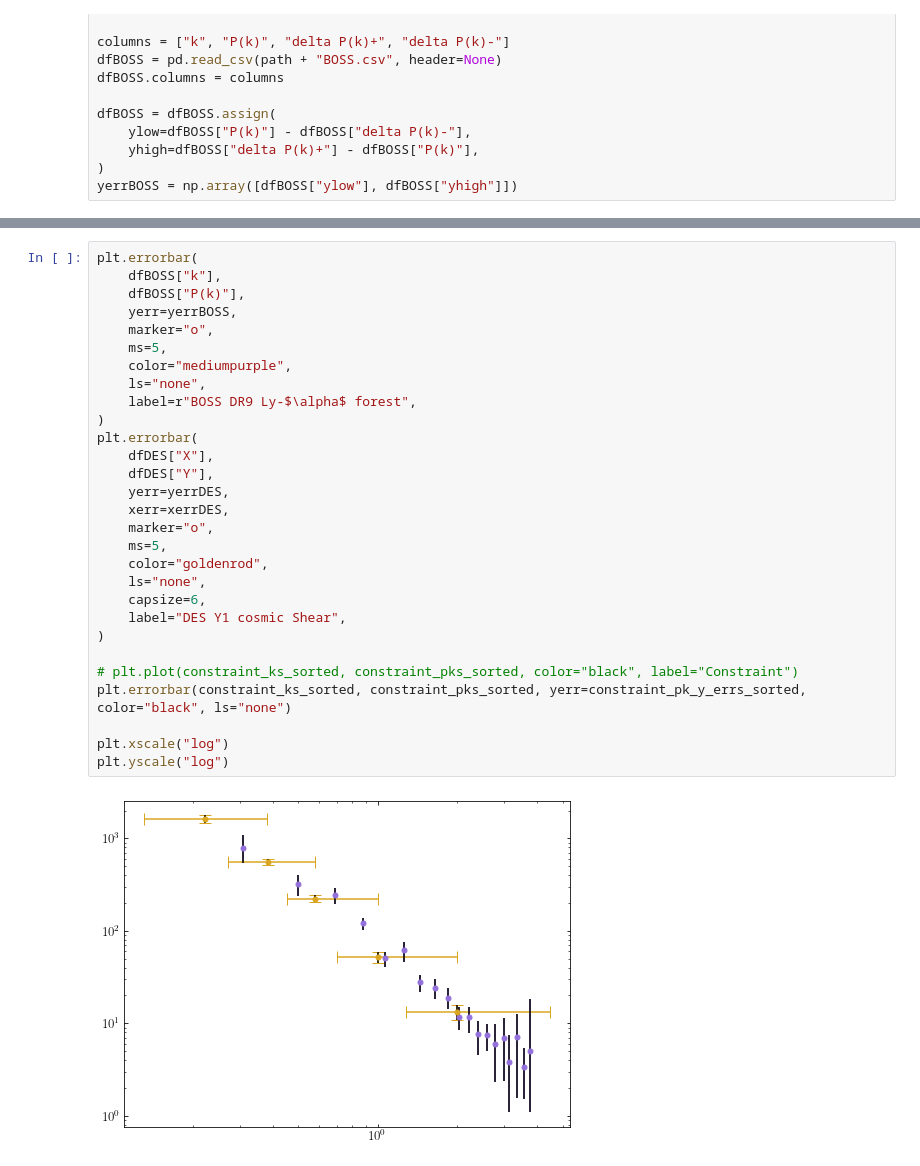
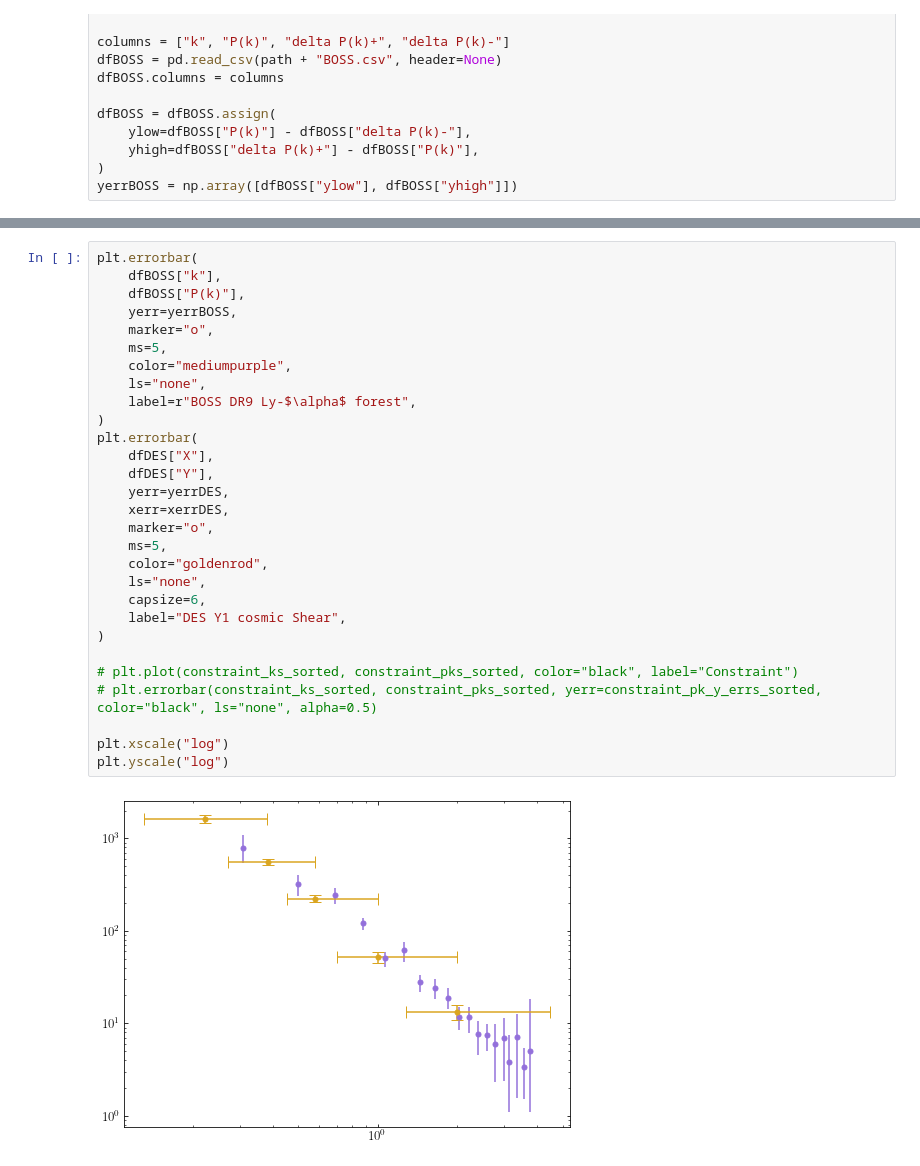
Before and after one commit to NolanSmyth/class_recoupling, a Jupyter notebook: recoupling_constraints.ipynb, the cells around one changed output, grey strips where cells are left out. Saved outputs shown, nothing was run; the diff lists cells and outputs as text.

Commit message:
Adding more to constraints

```diff
--- a/recoupling_constraints.ipynb
+++ b/recoupling_constraints.ipynb
@@ -165,31 +240,31 @@ constraint_pk_y_errs_sorted[1] = [x for _, x in sorted(zip(constraint_ks, constr
 # %%
 plt.errorbar(
     dfBOSS["k"],
     dfBOSS["P(k)"],
     yerr=yerrBOSS,
     marker="o",
     ms=5,
     color="mediumpurple",
     ls="none",
     label=r"BOSS DR9 Ly-$\alpha$ forest",
 )
 plt.errorbar(
     dfDES["X"],
     dfDES["Y"],
     yerr=yerrDES,
     xerr=xerrDES,
     marker="o",
     ms=5,
     color="goldenrod",
     ls="none",
     capsize=6,
     label="DES Y1 cosmic Shear",
 )
 
 # plt.plot(constraint_ks_sorted, constraint_pks_sorted, color="black", label="Constraint")
-plt.errorbar(constraint_ks_sorted, constraint_pks_sorted, yerr=constraint_pk_y_errs_sorted, color="black", ls="none")
+# plt.errorbar(constraint_ks_sorted, constraint_pks_sorted, yerr=constraint_pk_y_errs_sorted, color="black", ls="none", alpha=0.5)
 
 plt.xscale("log")
 plt.yscale("log")
 # %% [output]
-[figure, old version]
+[figure, new version]
```
Also changed, not shown: parts of 16 cells of this notebook, 9 other files.
